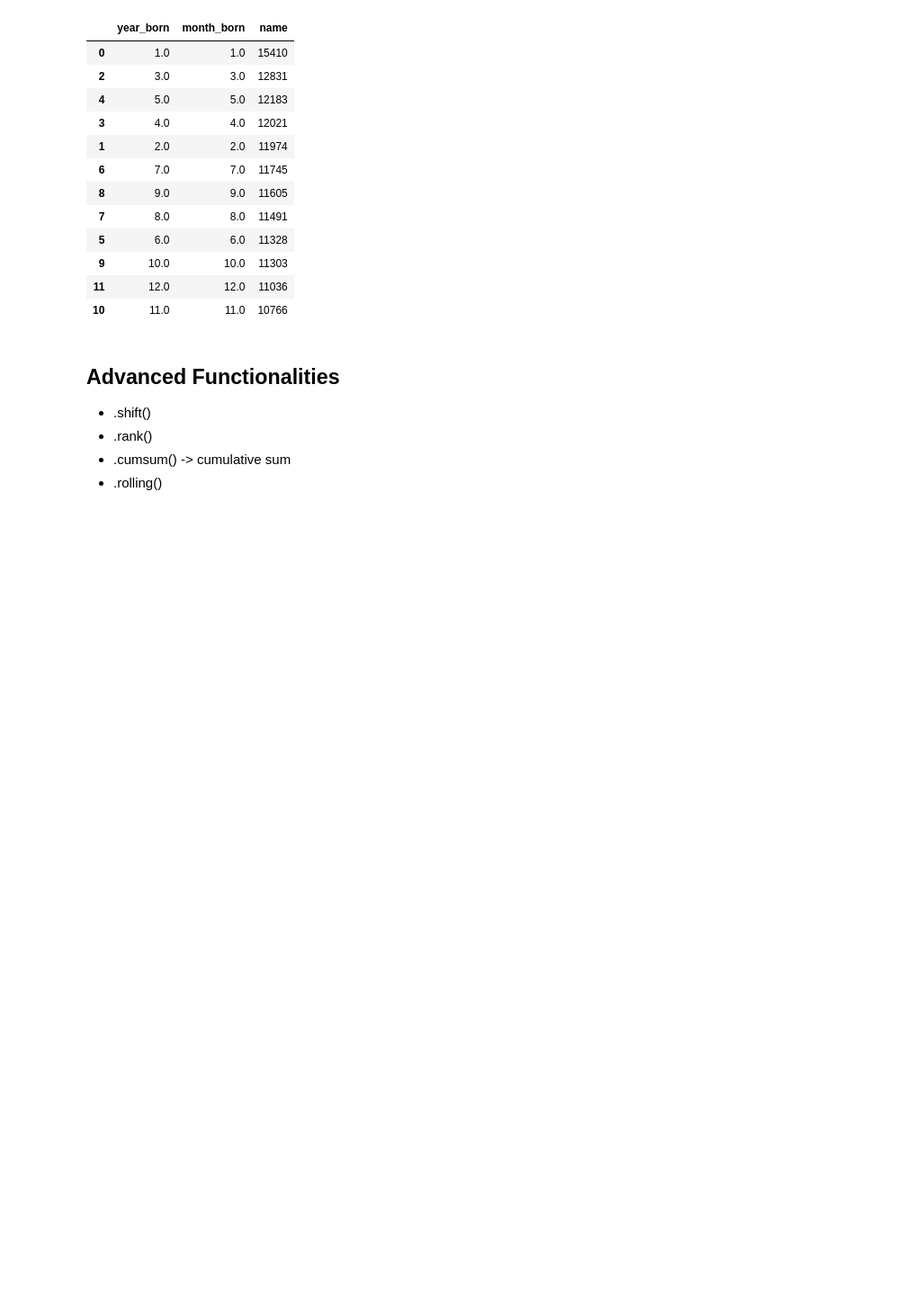
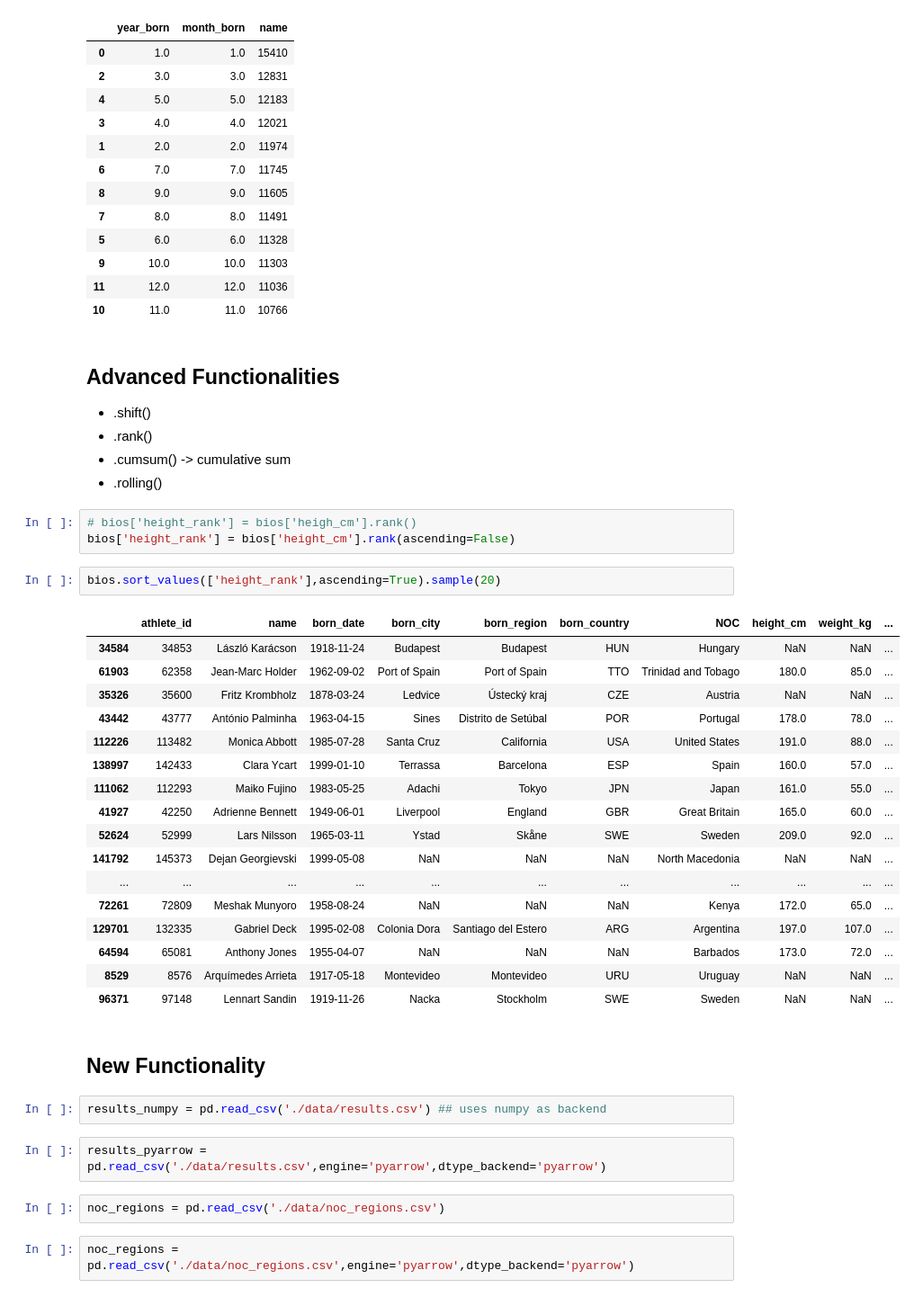
Before and after one commit to Krish-Om/Python-Journey, a Jupyter notebook: Pandas/bios.ipynb, the cells around one changed output. Shown at 90% size. Cells and saved outputs as stored; diff of their text form; blank space fills up the shorter version.

Commit message:
learned about advanced functionality and New functionality

```diff
--- a/Pandas/bios.ipynb
+++ b/Pandas/bios.ipynb
@@ -350,3 +350,36 @@ bios.groupby([bios['year_born'],bios['month_born']])['name'].count().reset_index
 * .rank()
 * .cumsum() -> cumulative sum
 * .rolling()
+# %%
+# bios['height_rank'] = bios['heigh_cm'].rank()
+bios['height_rank'] = bios['height_cm'].rank(ascending=False)
+# %%
+bios.sort_values(['height_rank'],ascending=True).sample(20)
+# %% [output]
+|  | athlete_id | name | born_date | born_city | born_region | born_country | NOC | height_cm | weight_kg | ... |
+| 34584 | 34853 | László Karácson | 1918-11-24 | Budapest | Budapest | HUN | Hungary | NaN | NaN | ... |
+| 61903 | 62358 | Jean-Marc Holder | 1962-09-02 | Port of Spain | Port of Spain | TTO | Trinidad and Tobago | 180.0 | 85.0 | ... |
+| 35326 | 35600 | Fritz Krombholz | 1878-03-24 | Ledvice | Ústecký kraj | CZE | Austria | NaN | NaN | ... |
+| 43442 | 43777 | António Palminha | 1963-04-15 | Sines | Distrito de Setúbal | POR | Portugal | 178.0 | 78.0 | ... |
+| 112226 | 113482 | Monica Abbott | 1985-07-28 | Santa Cruz | California | USA | United States | 191.0 | 88.0 | ... |
+| 138997 | 142433 | Clara Ycart | 1999-01-10 | Terrassa | Barcelona | ESP | Spain | 160.0 | 57.0 | ... |
+| 111062 | 112293 | Maiko Fujino | 1983-05-25 | Adachi | Tokyo | JPN | Japan | 161.0 | 55.0 | ... |
+| 41927 | 42250 | Adrienne Bennett | 1949-06-01 | Liverpool | England | GBR | Great Britain | 165.0 | 60.0 | ... |
+| 52624 | 52999 | Lars Nilsson | 1965-03-11 | Ystad | Skåne | SWE | Sweden | 209.0 | 92.0 | ... |
+| 141792 | 145373 | Dejan Georgievski | 1999-05-08 | NaN | NaN | NaN | North Macedonia | NaN | NaN | ... |
+| ... | ... | ... | ... | ... | ... | ... | ... | ... | ... | ... |
+| 72261 | 72809 | Meshak Munyoro | 1958-08-24 | NaN | NaN | NaN | Kenya | 172.0 | 65.0 | ... |
+| 129701 | 132335 | Gabriel Deck | 1995-02-08 | Colonia Dora | Santiago del Estero | ARG | Argentina | 197.0 | 107.0 | ... |
+| 64594 | 65081 | Anthony Jones | 1955-04-07 | NaN | NaN | NaN | Barbados | 173.0 | 72.0 | ... |
+| 8529 | 8576 | Arquímedes Arrieta | 1917-05-18 | Montevideo | Montevideo | URU | Uruguay | NaN | NaN | ... |
+| 96371 | 97148 | Lennart Sandin | 1919-11-26 | Nacka | Stockholm | SWE | Sweden | NaN | NaN | ... |
+# %% [markdown]
+## New Functionality
+# %%
+results_numpy = pd.read_csv('./data/results.csv') ## uses numpy as backend
+# %%
+results_pyarrow = pd.read_csv('./data/results.csv',engine='pyarrow',dtype_backend='pyarrow')
+# %%
+noc_regions = pd.read_csv('./data/noc_regions.csv')
+# %%
+noc_regions = pd.read_csv('./data/noc_regions.csv',engine='pyarrow',dtype_backend='pyarrow')
```
Also changed, not shown: parts of 5 cells of this notebook, 1 other file.
